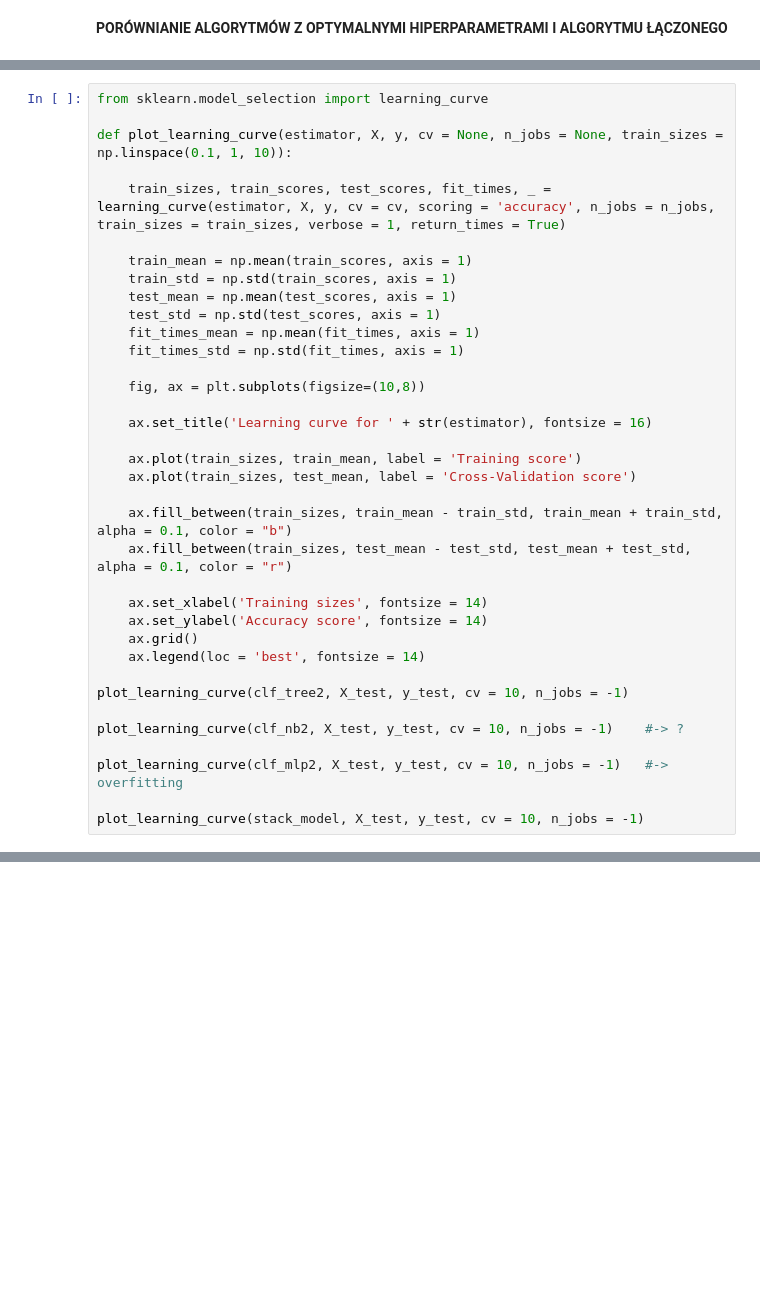
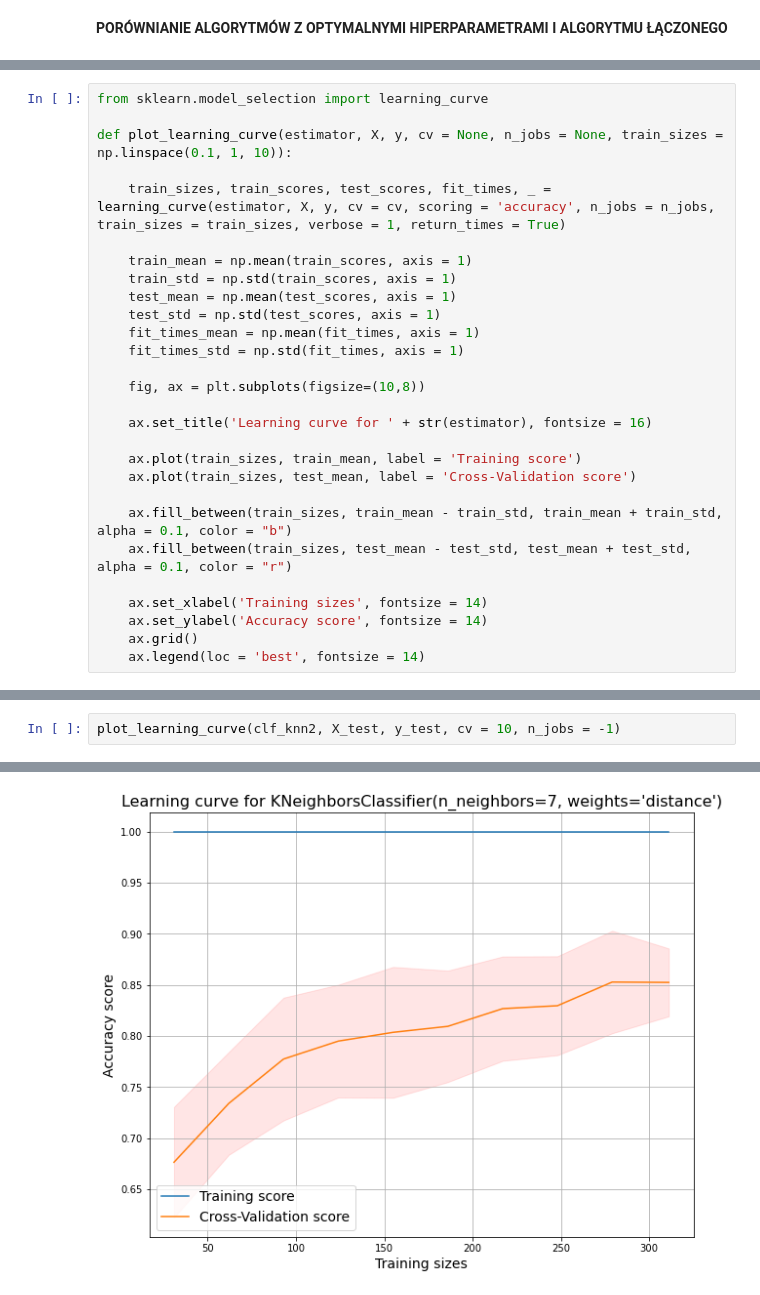
Before and after one commit to wiktor-kawa/Algorytmy-Uczenia-Maszynowego---Projekt, a Jupyter notebook: AUM_projekt.ipynb, the cells around one changed output, grey strips where cells are left out. Drawn from its saved outputs; the diff is of its cells as text; blank space fills up the shorter version.

```diff
--- a/AUM_projekt.ipynb
+++ b/AUM_projekt.ipynb
@@ -727,11 +815,3 @@ def plot_learning_curve(estimator, X, y, cv = None, n_jobs = None, train_sizes =
     ax.set_ylabel('Accuracy score', fontsize = 14)
     ax.grid()
     ax.legend(loc = 'best', fontsize = 14)
-
-plot_learning_curve(clf_tree2, X_test, y_test, cv = 10, n_jobs = -1)
-
-plot_learning_curve(clf_nb2, X_test, y_test, cv = 10, n_jobs = -1)    #-> ?
-
-plot_learning_curve(clf_mlp2, X_test, y_test, cv = 10, n_jobs = -1)   #-> overfitting
-
-plot_learning_curve(stack_model, X_test, y_test, cv = 10, n_jobs = -1)
@@ -756,0 +829,3 @@ plot_learning_curve(stack_model, X_test, y_test, cv = 10, n_jobs = -1)
+# %%
+plot_learning_curve(clf_knn2, X_test, y_test, cv = 10, n_jobs = -1)
+# %% [output]
@@ -756,0 +835 @@ plot_learning_curve(stack_model, X_test, y_test, cv = 10, n_jobs = -1)
+[figure, added]
```
Also changed, not shown: parts of 50 cells of this notebook.
